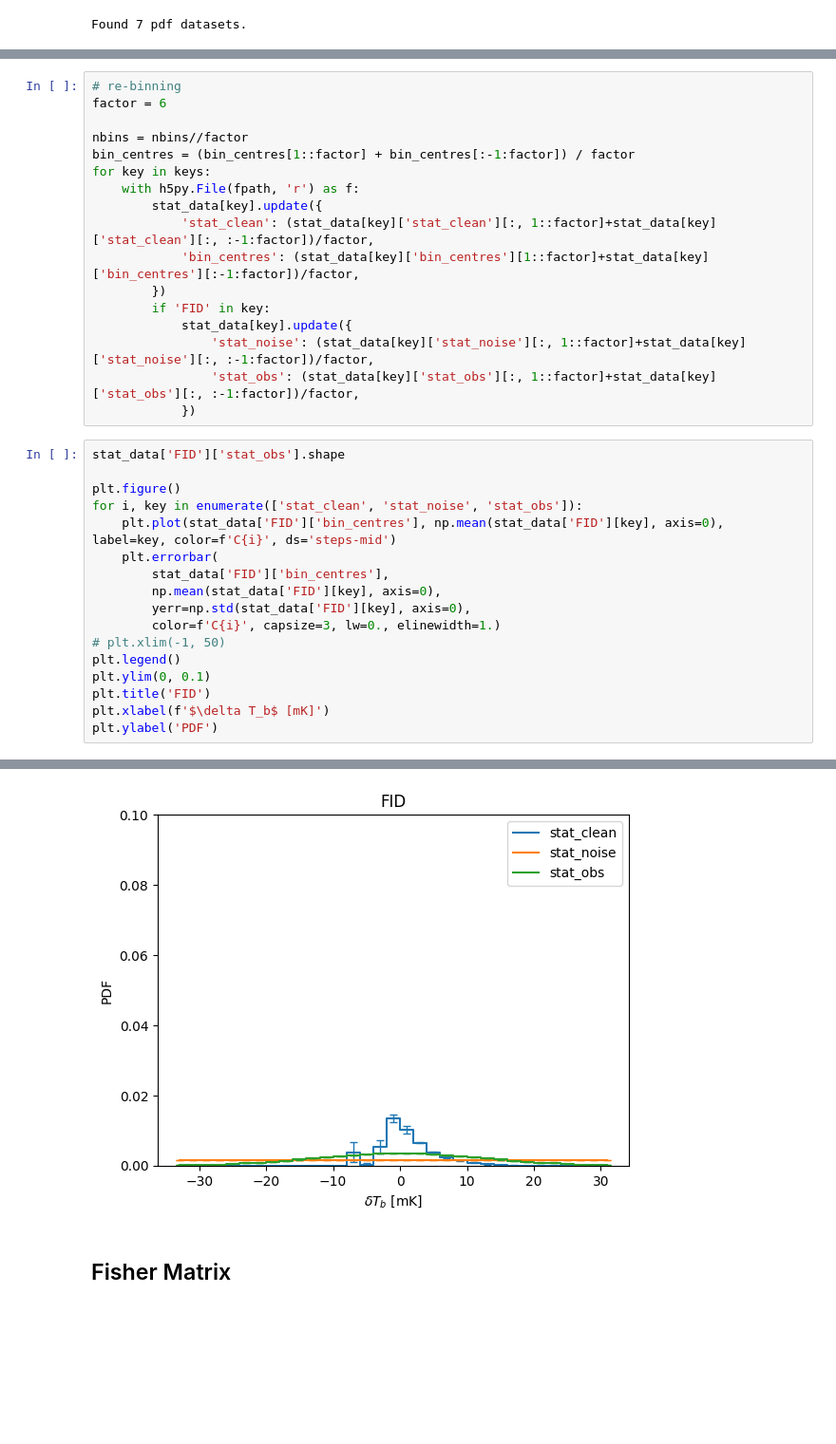
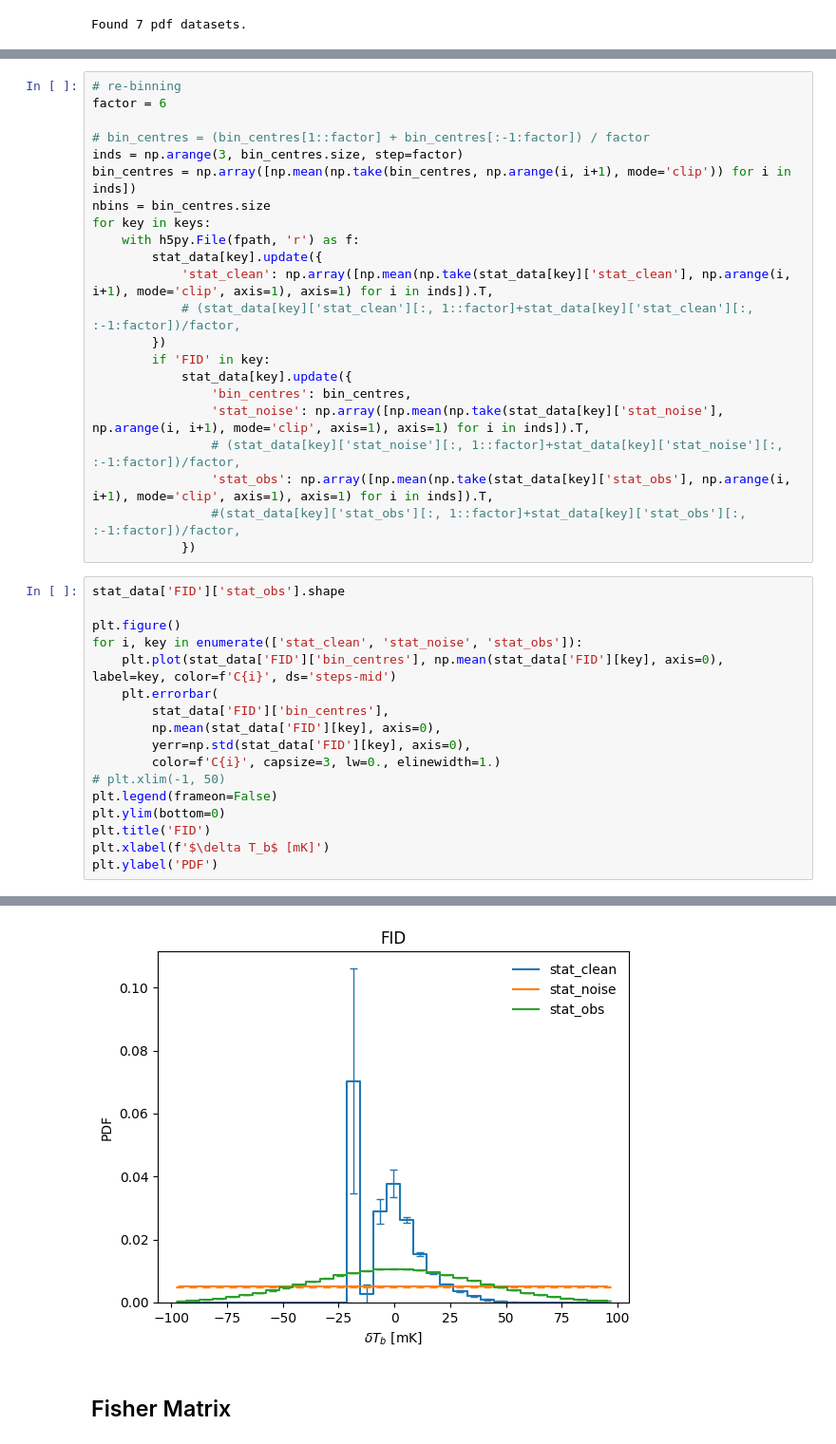
Before and after one commit to sambit-giri/ska_eor_inference, a Jupyter notebook: Fisher_Tutorial_pdf.ipynb, the cells around one changed output, grey strips where cells are left out. Shown at 95% size. Saved outputs shown, nothing was run; the diff lists cells and outputs as text; blank space fills up the shorter version.

```diff
--- a/Fisher_Tutorial_pdf.ipynb
+++ b/Fisher_Tutorial_pdf.ipynb
@@ -114,39 +126,44 @@ Found 7 pdf datasets.
 # re-binning
 factor = 6
 
-nbins = nbins//factor
-bin_centres = (bin_centres[1::factor] + bin_centres[:-1:factor]) / factor
+# bin_centres = (bin_centres[1::factor] + bin_centres[:-1:factor]) / factor
+inds = np.arange(3, bin_centres.size, step=factor)
+bin_centres = np.array([np.mean(np.take(bin_centres, np.arange(i, i+1), mode='clip')) for i in inds])
+nbins = bin_centres.size
 for key in keys:
     with h5py.File(fpath, 'r') as f:
         stat_data[key].update({
-            'stat_clean': (stat_data[key]['stat_clean'][:, 1::factor]+stat_data[key]['stat_clean'][:, :-1:factor])/factor,
-            'bin_centres': (stat_data[key]['bin_centres'][1::factor]+stat_data[key]['bin_centres'][:-1:factor])/factor,
+            'stat_clean': np.array([np.mean(np.take(stat_data[key]['stat_clean'], np.arange(i, i+1), mode='clip', axis=1), axis=1) for i in inds]).T,
+            # (stat_data[key]['stat_clean'][:, 1::factor]+stat_data[key]['stat_clean'][:, :-1:factor])/factor,
         })
         if 'FID' in key:
             stat_data[key].update({
-                'stat_noise': (stat_data[key]['stat_noise'][:, 1::factor]+stat_data[key]['stat_noise'][:, :-1:factor])/factor,
-                'stat_obs': (stat_data[key]['stat_obs'][:, 1::factor]+stat_data[key]['stat_obs'][:, :-1:factor])/factor,
+                'bin_centres': bin_centres,
+                'stat_noise': np.array([np.mean(np.take(stat_data[key]['stat_noise'], np.arange(i, i+1), mode='clip', axis=1), axis=1) for i in inds]).T,
+                # (stat_data[key]['stat_noise'][:, 1::factor]+stat_data[key]['stat_noise'][:, :-1:factor])/factor,
+                'stat_obs': np.array([np.mean(np.take(stat_data[key]['stat_obs'], np.arange(i, i+1), mode='clip', axis=1), axis=1) for i in inds]).T,
+                #(stat_data[key]['stat_obs'][:, 1::factor]+stat_data[key]['stat_obs'][:, :-1:factor])/factor,
             })
 # %%
 stat_data['FID']['stat_obs'].shape
 
 plt.figure()
 for i, key in enumerate(['stat_clean', 'stat_noise', 'stat_obs']):
     plt.plot(stat_data['FID']['bin_centres'], np.mean(stat_data['FID'][key], axis=0), label=key, color=f'C{i}', ds='steps-mid')
     plt.errorbar(
         stat_data['FID']['bin_centres'],
         np.mean(stat_data['FID'][key], axis=0),
         yerr=np.std(stat_data['FID'][key], axis=0),
         color=f'C{i}', capsize=3, lw=0., elinewidth=1.)
 # plt.xlim(-1, 50)
-plt.legend()
-plt.ylim(0, 0.1)
+plt.legend(frameon=False)
+plt.ylim(bottom=0)
 plt.title('FID')
 plt.xlabel(f'$\delta T_b$ [mK]')
 plt.ylabel('PDF')
 # %% [output]
 Text(0, 0.5, 'PDF')
-[figure, old version]
+[figure, new version]
 # %% [markdown]
 ## Fisher Matrix
 # %% [markdown]
```
Also changed, not shown: parts of 7 cells of this notebook, 5 other files.
